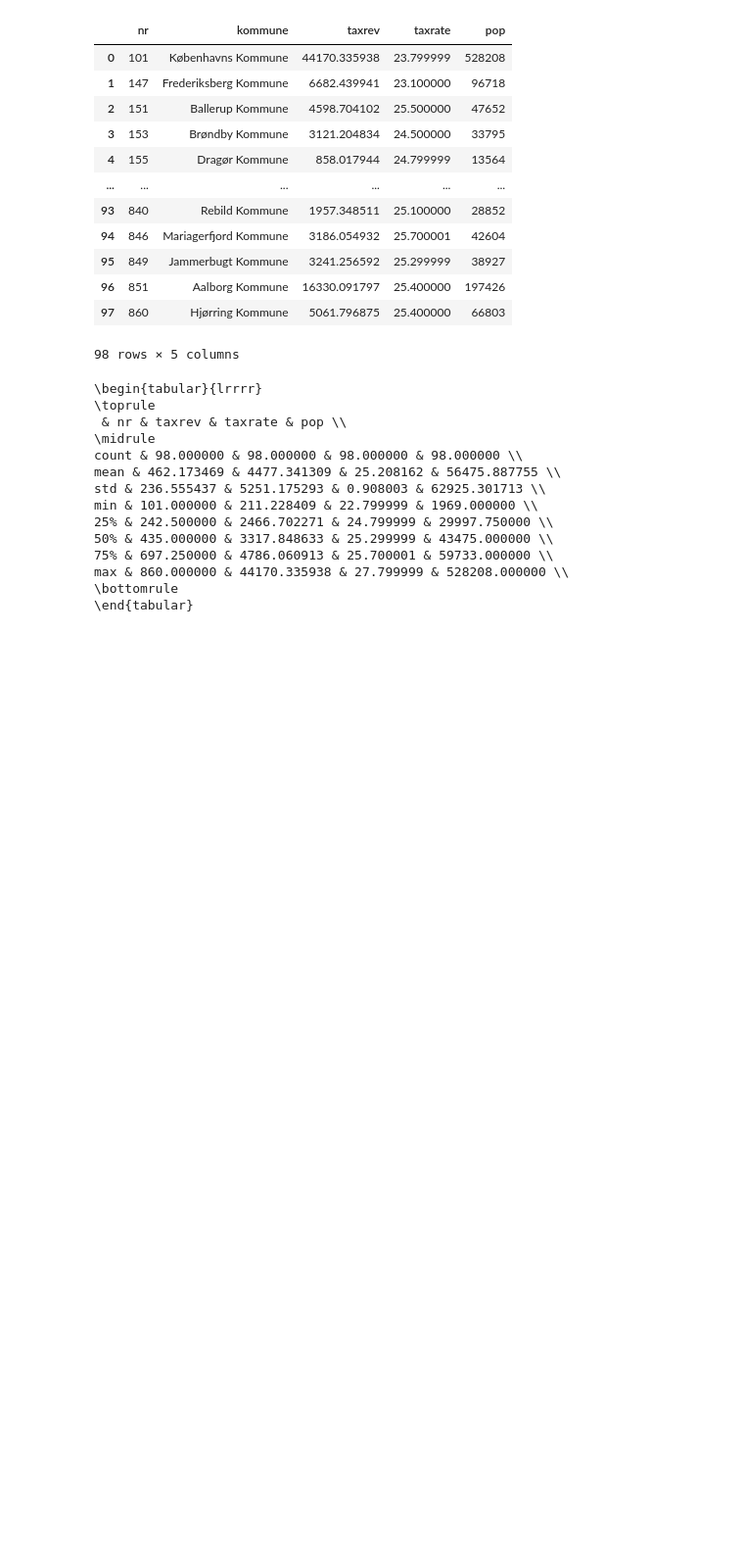
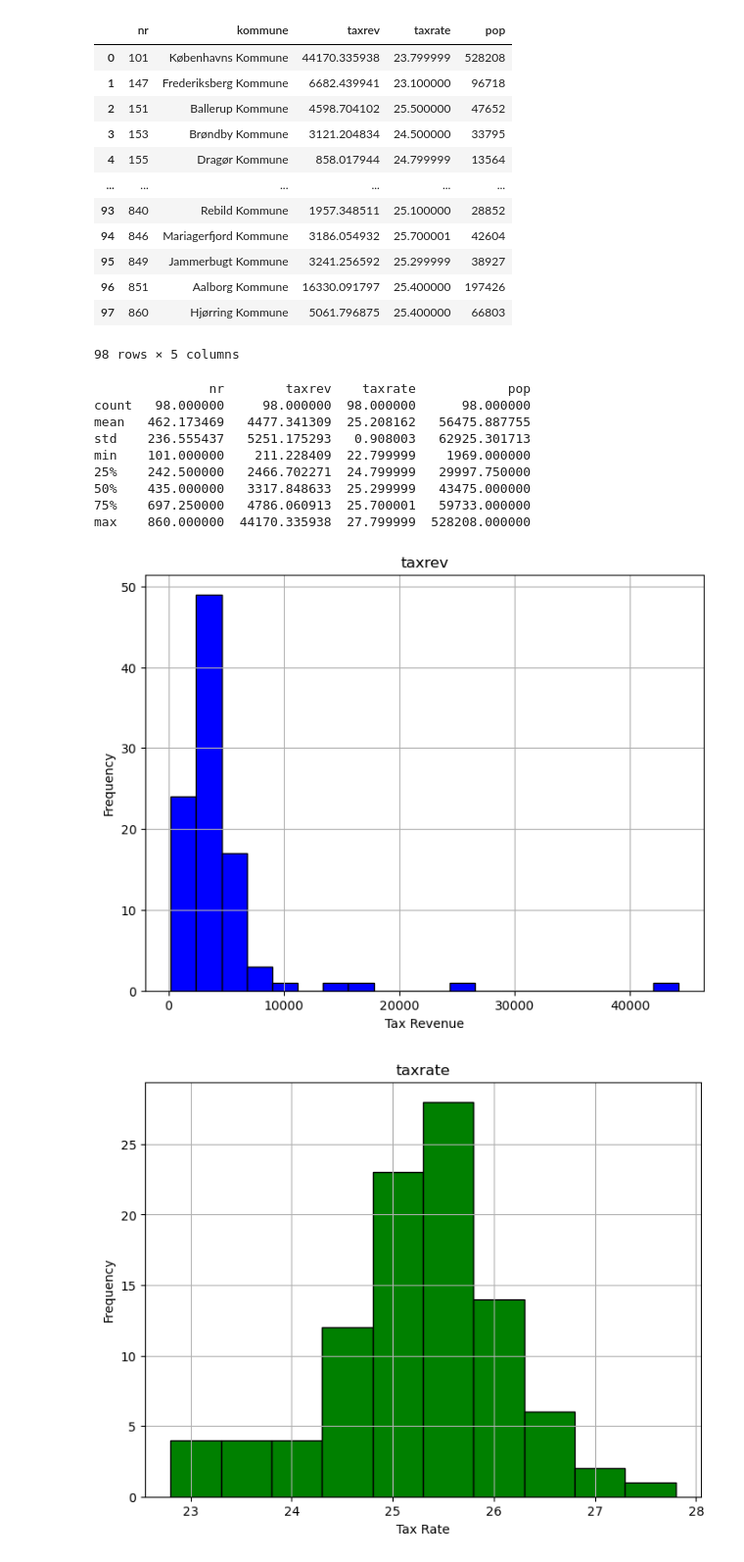
Before and after one commit to vsx222/EconometricsA, a Jupyter notebook: Aflevering_1/A1.ipynb, the cells around one changed output. Shown at 98% size. Drawn from its saved outputs; the diff is of its cells as text; code cells hidden in the pictures; blank space fills up the shorter version.

```diff
--- a/Aflevering_1/A1.ipynb
+++ b/Aflevering_1/A1.ipynb
@@ -22,50 +22,42 @@ display(df)
 | 97 | 860 | Hjørring Kommune | 5061.796875 | 25.400000 | 66803 |
 98 rows × 5 columns
 # %%
-# Display the first few rows of the dataset
-#df.head()
-
-# Get a descriptive summary of the dataset
-#df.describe()
-print(df.describe().to_latex())
-# Plot for 'taxrev' (Tax Revenue)
-#plt.figure(figsize=(8, 6))
-#plt.hist(df['taxrev'], bins=20, color='blue', edgecolor='black')
-#plt.title('taxrev')
-#plt.xlabel('Tax Revenue')
-#plt.ylabel('Frequency')
-#plt.grid(True)
-#plt.show()
+print(df.describe())
+#Plot for 'taxrev' (Tax Revenue)
+plt.figure(figsize=(8, 6))
+plt.hist(df['taxrev'], bins=20, color='blue', edgecolor='black')
+plt.title('taxrev')
+plt.xlabel('Tax Revenue')
+plt.ylabel('Frequency')
+plt.grid(True)
+plt.show()
 
 # Plot for 'taxrate' (Tax Rate)
-#plt.figure(figsize=(8, 6))
-#plt.hist(df['taxrate'], bins=10, color='green', edgecolor='black')
-#plt.title('taxrate')
-#plt.xlabel('Tax Rate')
-#plt.ylabel('Frequency')
-#plt.grid(True)
-#plt.show()
+plt.figure(figsize=(8, 6))
+plt.hist(df['taxrate'], bins=10, color='green', edgecolor='black')
+plt.title('taxrate')
+plt.xlabel('Tax Rate')
+plt.ylabel('Frequency')
+plt.grid(True)
+plt.show()
 
 # Plot for 'pop' (Population)
-#plt.figure(figsize=(8, 6))
-#plt.hist(df['pop'], bins=20, color='orange', edgecolor='black')
-#plt.title('pop')
-#plt.xlabel('Population')
-#plt.ylabel('Frequency')
-#plt.grid(True)
-#plt.show()
+plt.figure(figsize=(8, 6))
+plt.hist(df['pop'], bins=20, color='orange', edgecolor='black')
+plt.title('pop')
+plt.xlabel('Population')
+plt.ylabel('Frequency')
+plt.grid(True)
+plt.show()
 # %% [output]
-\begin{tabular}{lrrrr}
-\toprule
- & nr & taxrev & taxrate & pop \\
-\midrule
-count & 98.000000 & 98.000000 & 98.000000 & 98.000000 \\
-mean & 462.173469 & 4477.341309 & 25.208162 & 56475.887755 \\
-std & 236.555437 & 5251.175293 & 0.908003 & 62925.301713 \\
-min & 101.000000 & 211.228409 & 22.799999 & 1969.000000 \\
-25% & 242.500000 & 2466.702271 & 24.799999 & 29997.750000 \\
-50% & 435.000000 & 3317.848633 & 25.299999 & 43475.000000 \\
-75% & 697.250000 & 4786.060913 & 25.700001 & 59733.000000 \\
-max & 860.000000 & 44170.335938 & 27.799999 & 528208.000000 \\
-\bottomrule
-\end{tabular}
+               nr        taxrev    taxrate            pop
+count   98.000000     98.000000  98.000000      98.000000
+mean   462.173469   4477.341309  25.208162   56475.887755
+std    236.555437   5251.175293   0.908003   62925.301713
+min    101.000000    211.228409  22.799999    1969.000000
+25%    242.500000   2466.702271  24.799999   29997.750000
+50%    435.000000   3317.848633  25.299999   43475.000000
+75%    697.250000   4786.060913  25.700001   59733.000000
+max    860.000000  44170.335938  27.799999  528208.000000
+[figure, added]
+[figure, added]
```
Also changed, not shown: parts of 1 cell of this notebook, 1 other file.
